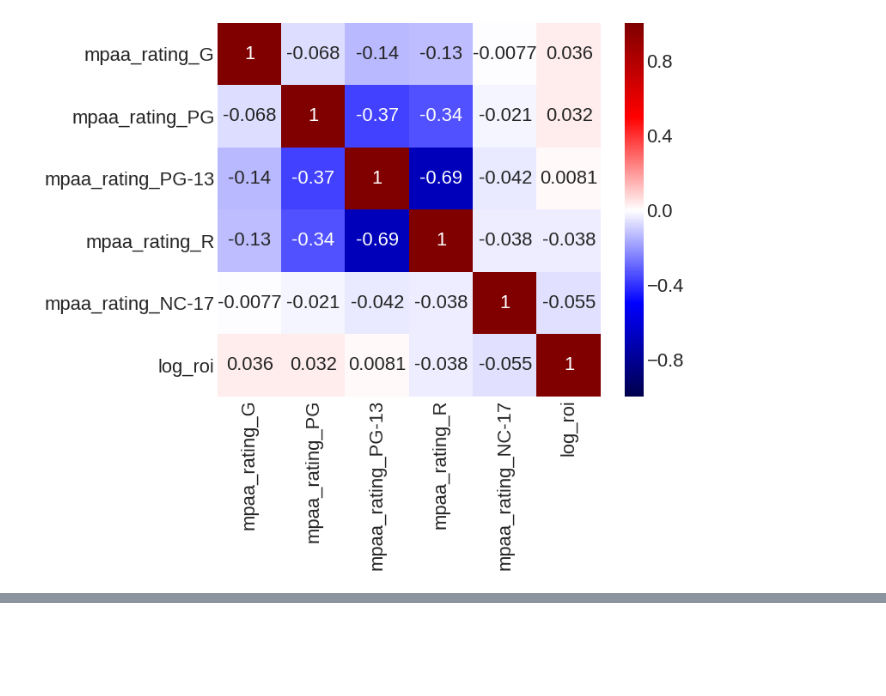
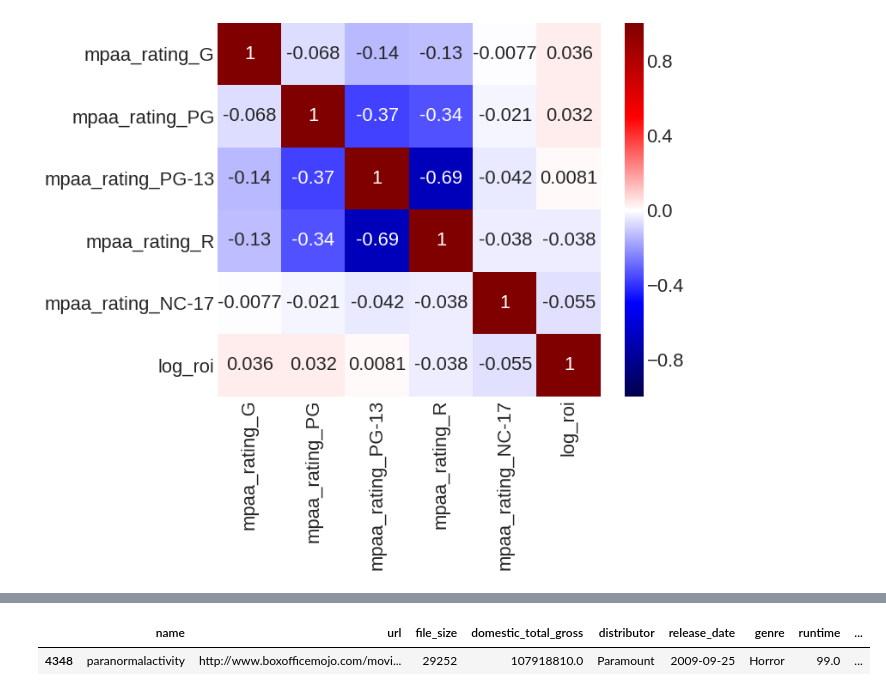
Before and after one commit to danallison/metis-work, a Jupyter notebook: week02-luther/Movie_EDA.ipynb, the cells around one changed output, grey strips where cells are left out. Cells and saved outputs as stored; diff of their text form; code cells hidden in the pictures; blank space fills up the shorter version.

```diff
--- a/week02-luther/Movie_EDA.ipynb
+++ b/week02-luther/Movie_EDA.ipynb
@@ -471,0 +468,5 @@ mean_squared_error(y_true=y_test, y_pred=predict(X_test))
+# %%
+recent_df[recent_df.name == 'paranormalactivity']
+# %% [output]
+|  | name | url | file_size | domestic_total_gross | distributor | release_date | genre | runtime | ... |
+| 4348 | paranormalactivity | http://www.boxofficemojo.com/movi... | 29252 | 107918810.0 | Paramount | 2009-09-25 | Horror | 99.0 | ... |
```
Also changed, not shown: parts of 24 cells of this notebook.
